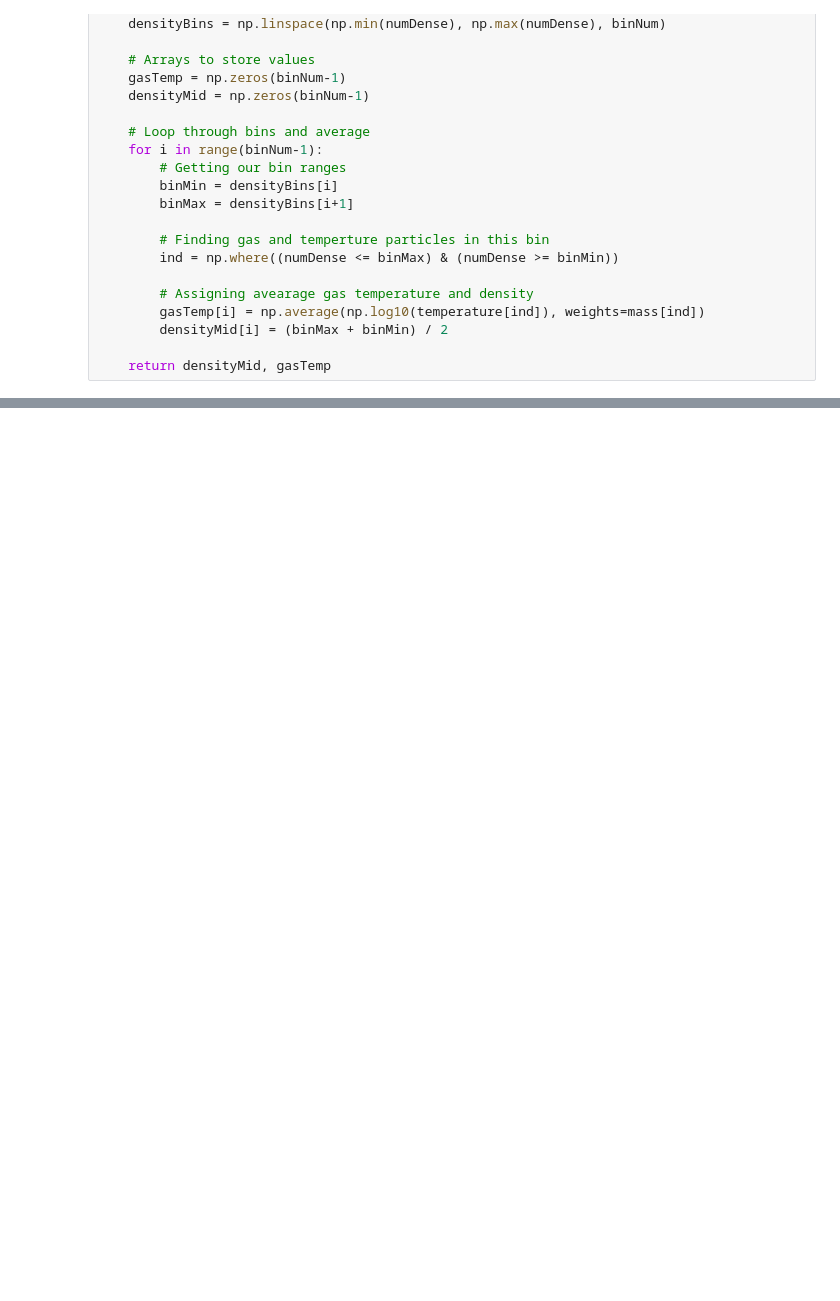
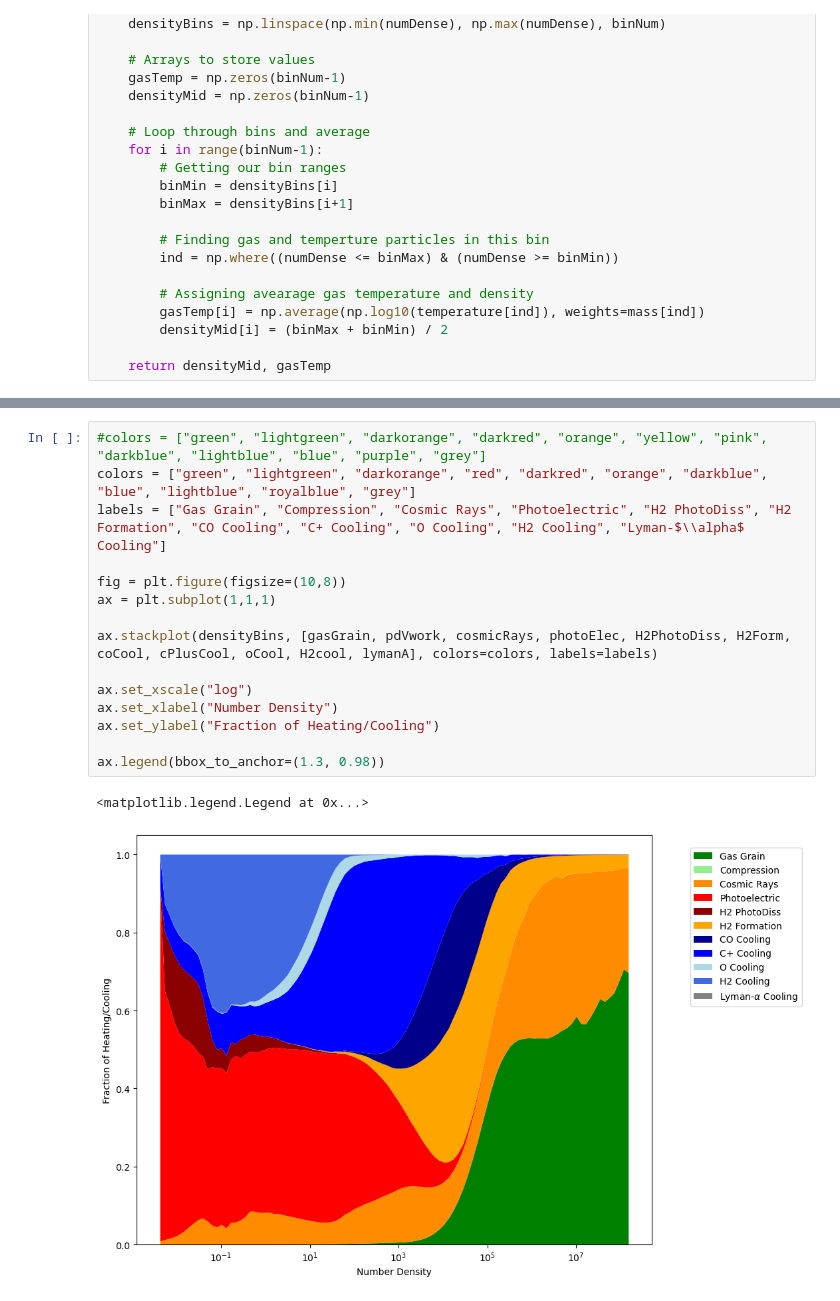
Before and after one commit to clonematthew/stardustCodes, a Jupyter notebook: cloudProperties.ipynb, the cells around one changed output, grey strips where cells are left out. Saved outputs shown, nothing was run; the diff lists cells and outputs as text; blank space fills up the shorter version.

```diff
--- a/cloudProperties.ipynb
+++ b/cloudProperties.ipynb
@@ -226,0 +349,18 @@ fig.supxlabel("Number Density, $\\rm {cm^{-3}}$", y=0.045)
+# %%
+#colors = ["green", "lightgreen", "darkorange", "darkred", "orange", "yellow", "pink", "darkblue", "lightblue", "blue", "purple", "grey"]
+colors = ["green", "lightgreen", "darkorange", "red", "darkred", "orange", "darkblue", "blue", "lightblue", "royalblue", "grey"]
+labels = ["Gas Grain", "Compression", "Cosmic Rays", "Photoelectric", "H2 PhotoDiss", "H2 Formation", "CO Cooling", "C+ Cooling", "O Cooling", "H2 Cooling", "Lyman-$\\alpha$ Cooling"]
+
+fig = plt.figure(figsize=(10,8))
+ax = plt.subplot(1,1,1)
+
+ax.stackplot(densityBins, [gasGrain, pdVwork, cosmicRays, photoElec, H2PhotoDiss, H2Form, coCool, cPlusCool, oCool, H2cool, lymanA], colors=colors, labels=labels)
+
+ax.set_xscale("log")
+ax.set_xlabel("Number Density")
+ax.set_ylabel("Fraction of Heating/Cooling")
+
+ax.legend(bbox_to_anchor=(1.3, 0.98))
+# %% [output]
+<matplotlib.legend.Legend at 0x...>
+[figure, added]
```
Also changed, not shown: parts of 10 cells of this notebook, 3 other files.
